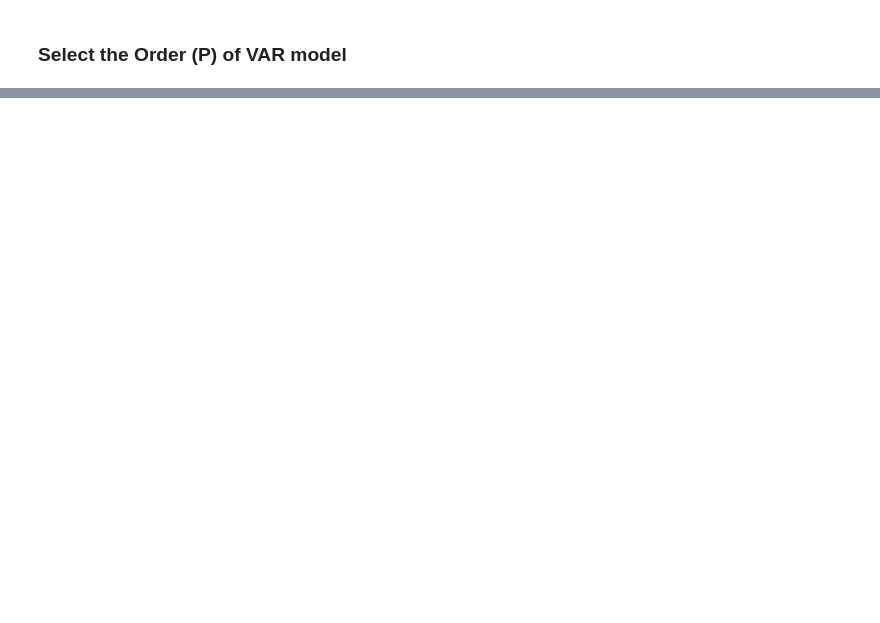
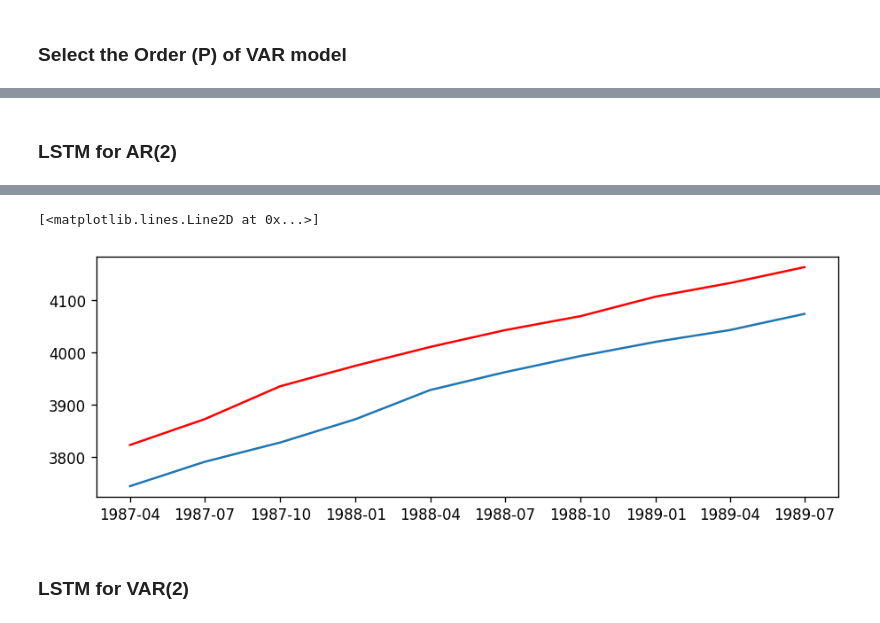
Before and after one commit to aryeko/DeepLearning-TAU, a Jupyter notebook: Ex2/Ex2 - Q2 - GNP data.ipynb, the cells around one changed output, grey strips where cells are left out. Drawn from its saved outputs; the diff is of its cells as text; code cells hidden in the pictures; blank space fills up the shorter version.

```diff
--- a/Ex2/Ex2 - Q2 - GNP data.ipynb
+++ b/Ex2/Ex2 - Q2 - GNP data.ipynb
@@ -303,0 +314,39 @@ plt.tight_layout();
+# %%
+def fit_lstm(trainX, trainY, num_classes, input_size, hidden_size, num_layers, lag, learning_rate=0.01, num_epochs=2000):
+    lstm = LSTM(num_classes, input_size, hidden_size, num_layers, lag)
+
+    criterion = torch.nn.MSELoss()    # mean-squared error for regression
+    optimizer = torch.optim.Adam(lstm.parameters(), lr=learning_rate)
+    #optimizer = torch.optim.SGD(lstm.parameters(), lr=learning_rate)
+
+    # Train the model
+    for epoch in range(num_epochs):
+        outputs = lstm(trainX)
+        optimizer.zero_grad()
+
+        # obtain the loss function
+        loss = criterion(outputs, trainY)
+
+        loss.backward()
+
+        optimizer.step()
+        if epoch % 100 == 0:
+            print("Epoch: %d, loss: %1.5f" % (epoch, loss.item()))
+    return lstm
+# %% [markdown]
+### LSTM for AR(2)
+# %%
+dataX, dataY = prepare_lstm_data(pd.DataFrame(df['rgnp']), lag=2)
+trainX, testX = dataX[:-10,:,:], dataX[-10:,:,:]
+trainY, testY = dataY[:-10,:], dataY[-10:,:]
+
+lstm_ar2 = fit_lstm(trainX, trainY, num_classes=1, input_size=1, hidden_size=2, num_layers=1, lag=2)
+
+lstm_ar2_pred = lstm_ar2(testX).data.numpy()
+lstm_ar2_pred = sc.inverse_transform(lstm_ar2_pred)
+lstm_ar2_pred = pd.Series(np.array(lstm_ar2_pred).reshape(-1), index=test_df.index)
+
+from matplotlib import pyplot
+pyplot.plot(lstm_ar2_pred)
+pyplot.plot(test_df['rgnp'], color='red')
+# %% [output]
@@ -303,0 +373,4 @@ plt.tight_layout();
+[<matplotlib.lines.Line2D at 0x...>]
+[figure, added]
+# %% [markdown]
+### LSTM for VAR(2)
```
Also changed, not shown: parts of 26 cells of this notebook.
